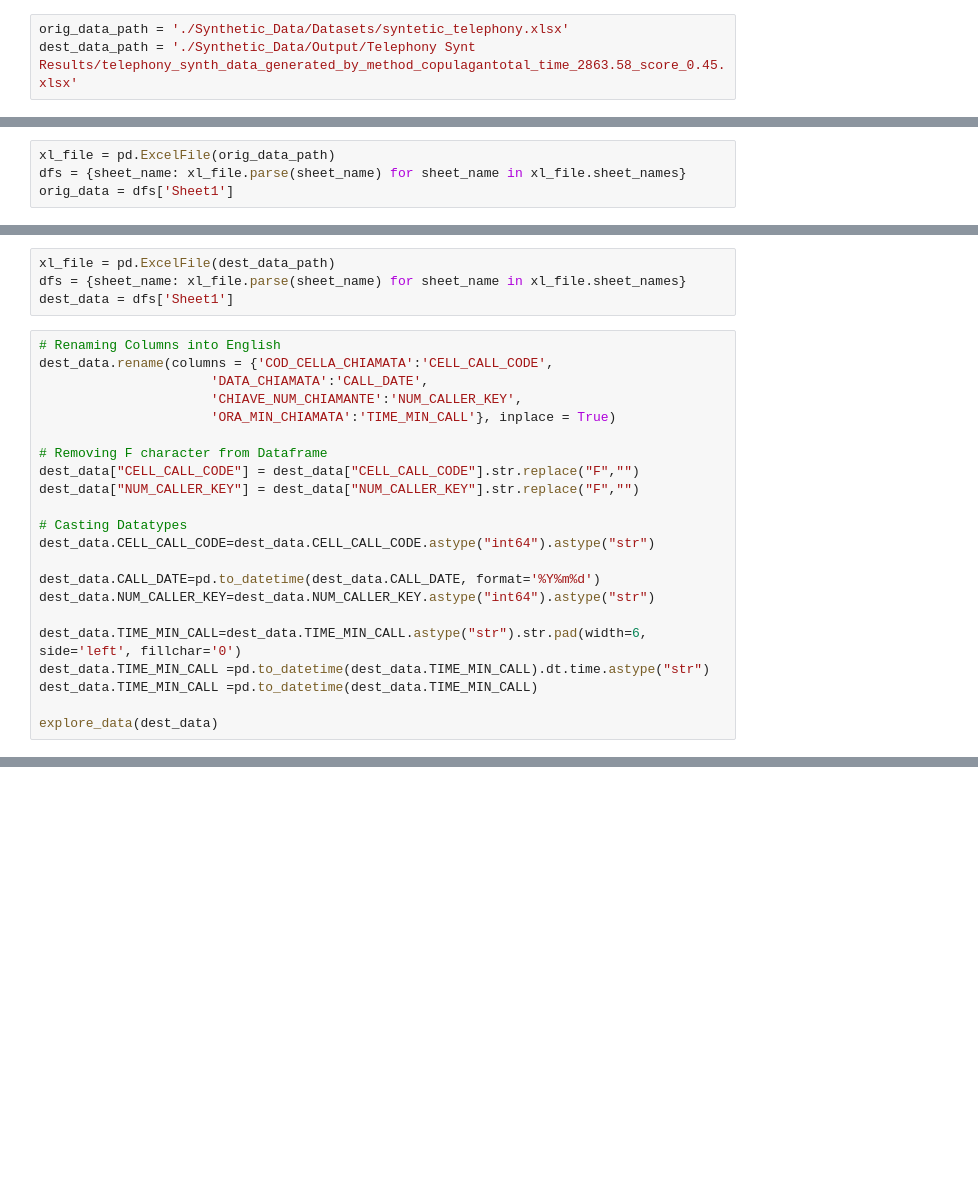
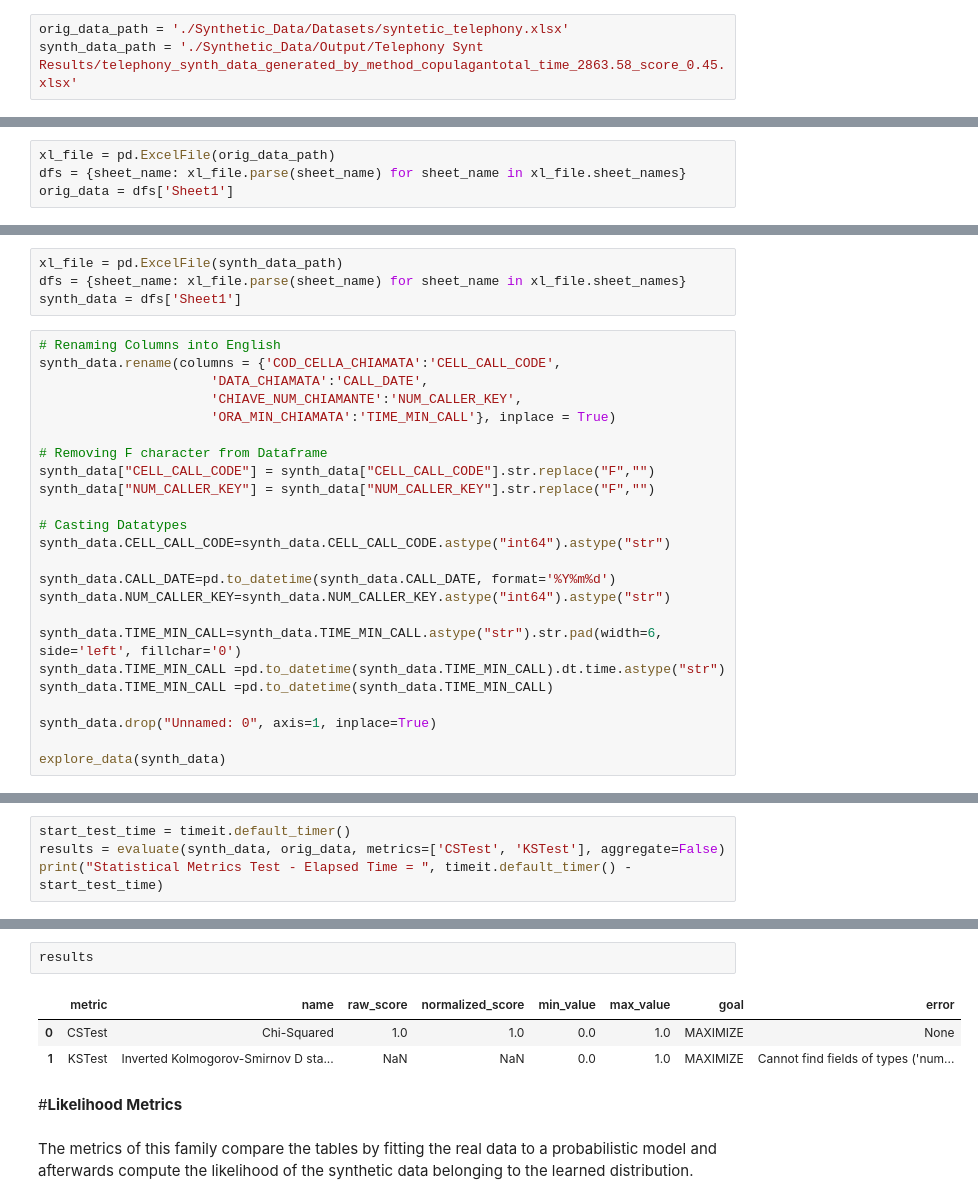
Before and after one commit to istat-methodology/Synthetic_Data, a Jupyter notebook: Code/Python/SDGYM/Jupyther/gan_synth_metrics_evaluation.ipynb, the cells around one changed output, grey strips where cells are left out. Cells and saved outputs as stored; diff of their text form; blank space fills up the shorter version.

```diff
--- a/Code/Python/SDGYM/Jupyther/gan_synth_metrics_evaluation.ipynb
+++ b/Code/Python/SDGYM/Jupyther/gan_synth_metrics_evaluation.ipynb
@@ -29,7 +31,7 @@ pd.set_option('display.max_columns', 500)
 pd.set_option('display.max_rows', 500)
 # %%
 orig_data_path = './Synthetic_Data/Datasets/syntetic_telephony.xlsx'
-dest_data_path = './Synthetic_Data/Output/Telephony Synt Results/telephony_synth_data_generated_by_method_copulagantotal_time_2863.58_score_0.45.xlsx'
+synth_data_path = './Synthetic_Data/Output/Telephony Synt Results/telephony_synth_data_generated_by_method_copulagantotal_time_2863.58_score_0.45.xlsx'
 # %%
 def explore_data(data):
   print("\nHead of Data: \n", data.head())
@@ -113,28 +118,30 @@ CELL_CALL_CODE: 0
 # %%
-xl_file = pd.ExcelFile(dest_data_path)
+xl_file = pd.ExcelFile(synth_data_path)
 dfs = {sheet_name: xl_file.parse(sheet_name) for sheet_name in xl_file.sheet_names}
-dest_data = dfs['Sheet1']
+synth_data = dfs['Sheet1']
 # %%
 # Renaming Columns into English
-dest_data.rename(columns = {'COD_CELLA_CHIAMATA':'CELL_CALL_CODE',
+synth_data.rename(columns = {'COD_CELLA_CHIAMATA':'CELL_CALL_CODE',
                       'DATA_CHIAMATA':'CALL_DATE',
                       'CHIAVE_NUM_CHIAMANTE':'NUM_CALLER_KEY',
                       'ORA_MIN_CHIAMATA':'TIME_MIN_CALL'}, inplace = True)
 
 # Removing F character from Dataframe
-dest_data["CELL_CALL_CODE"] = dest_data["CELL_CALL_CODE"].str.replace("F","")
-dest_data["NUM_CALLER_KEY"] = dest_data["NUM_CALLER_KEY"].str.replace("F","")
+synth_data["CELL_CALL_CODE"] = synth_data["CELL_CALL_CODE"].str.replace("F","")
+synth_data["NUM_CALLER_KEY"] = synth_data["NUM_CALLER_KEY"].str.replace("F","")
 
 # Casting Datatypes
-dest_data.CELL_CALL_CODE=dest_data.CELL_CALL_CODE.astype("int64").astype("str")
+synth_data.CELL_CALL_CODE=synth_data.CELL_CALL_CODE.astype("int64").astype("str")
 
-dest_data.CALL_DATE=pd.to_datetime(dest_data.CALL_DATE, format='%Y%m%d')
-dest_data.NUM_CALLER_KEY=dest_data.NUM_CALLER_KEY.astype("int64").astype("str")
+synth_data.CALL_DATE=pd.to_datetime(synth_data.CALL_DATE, format='%Y%m%d')
+synth_data.NUM_CALLER_KEY=synth_data.NUM_CALLER_KEY.astype("int64").astype("str")
 
-dest_data.TIME_MIN_CALL=dest_data.TIME_MIN_CALL.astype("str").str.pad(width=6, side='left', fillchar='0')
-dest_data.TIME_MIN_CALL =pd.to_datetime(dest_data.TIME_MIN_CALL).dt.time.astype("str")
-dest_data.TIME_MIN_CALL =pd.to_datetime(dest_data.TIME_MIN_CALL)
+synth_data.TIME_MIN_CALL=synth_data.TIME_MIN_CALL.astype("str").str.pad(width=6, side='left', fillchar='0')
+synth_data.TIME_MIN_CALL =pd.to_datetime(synth_data.TIME_MIN_CALL).dt.time.astype("str")
+synth_data.TIME_MIN_CALL =pd.to_datetime(synth_data.TIME_MIN_CALL)
 
-explore_data(dest_data)
+synth_data.drop("Unnamed: 0", axis=1, inplace=True)
+
+explore_data(synth_data)
 # %% [output]
 Head of Data:
@@ -178,0 +183,4 @@ CELL_CALL_CODE: 0
+# %%
+start_test_time = timeit.default_timer()
+results = evaluate(synth_data, orig_data, metrics=['CSTest', 'KSTest'], aggregate=False)
+print("Statistical Metrics Test - Elapsed Time = ", timeit.default_timer() - start_test_time)
@@ -178,0 +203,10 @@ CELL_CALL_CODE: 0
+# %%
+results
+# %% [output]
+|  | metric | name | raw_score | normalized_score | min_value | max_value | goal | error |
+| 0 | CSTest | Chi-Squared | 1.0 | 1.0 | 0.0 | 1.0 | MAXIMIZE | None |
+| 1 | KSTest | Inverted Kolmogorov-Smirnov D sta... | NaN | NaN | 0.0 | 1.0 | MAXIMIZE | Cannot find fields of types ('num... |
+# %% [markdown]
+#**Likelihood Metrics**
+# %% [markdown]
+The metrics of this family compare the tables by fitting the real data to a probabilistic model and afterwards compute the likelihood of the synthetic data belonging to the learned distribution.
```
Also changed, not shown: parts of 42 cells of this notebook, 2 other files.
